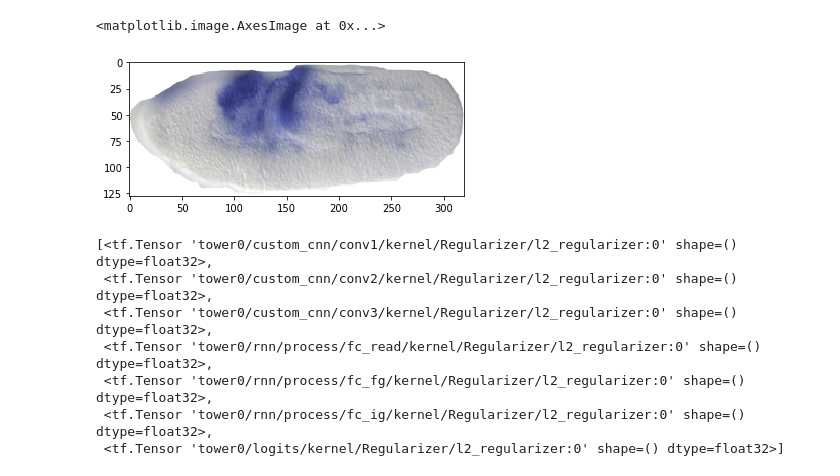
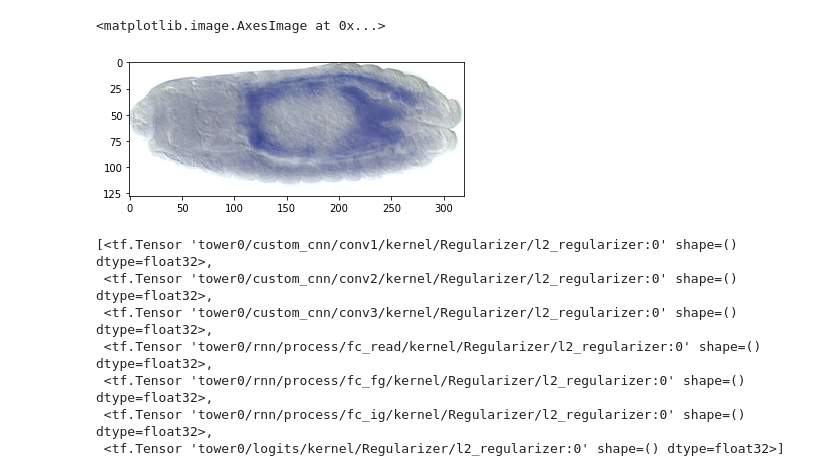
Before and after one commit to JunrQ/DL_biomedicine_image, a Jupyter notebook: train.ipynb, the cells around one changed output. Drawn from its saved outputs; the diff is of its cells as text; code cells hidden in the pictures.

Commit message:
fix softmax bug; tweak data flow

```diff
--- a/train.ipynb
+++ b/train.ipynb
@@ -23,16 +23,16 @@ logger.set_logger_dir('train_log', action='d')
 config = default
 config.stage = [2, 3, 4 ,5, 6]
 config.annotation_number = 24
-config.weight_decay = 1.5e-3
+config.weight_decay = 1e-3
 config.use_glimpse = True
 config.read_time = 5
 ignore_restore = ['learning_rate', 'global_step']
 save_name = "rnn-23456-dlv-max-auc.tfmodel"
 
 data_manager = DataManager(config)
-train_data = data_manager.get_train_stream(64)
-val_data = data_manager.get_validation_stream(64)
-test_data = data_manager.get_test_stream(64)
+train_data = data_manager.get_train_stream()
+val_data = data_manager.get_validation_stream()
+test_data = data_manager.get_test_stream()
 model = RNN(config)
 # %% [output]
 Group numbers:
@@ -155,11 +85,13 @@ INFO:tensorflow:Restoring parameters from train_log/rnn-23456-dlv-max-auc.tfmode
 # %%
 import matplotlib.pyplot as plt
 %matplotlib inline
-# %%
-plt.imshow(batch[0][3][0])
-# %% [output]
-<matplotlib.image.AxesImage at 0x...>
-[figure, removed]
+# %%
+train_data.reset_state()
+batch = next(train_data.get_data())
+plt.imshow(batch[0][1][0])
+# %% [output]
+<matplotlib.image.AxesImage at 0x...>
+[figure, added]
 # %%
 tf.get_collection(tf.GraphKeys.REGULARIZATION_LOSSES)
 # %% [output]
```
Also changed, not shown: parts of 6 cells of this notebook, 4 other files.
